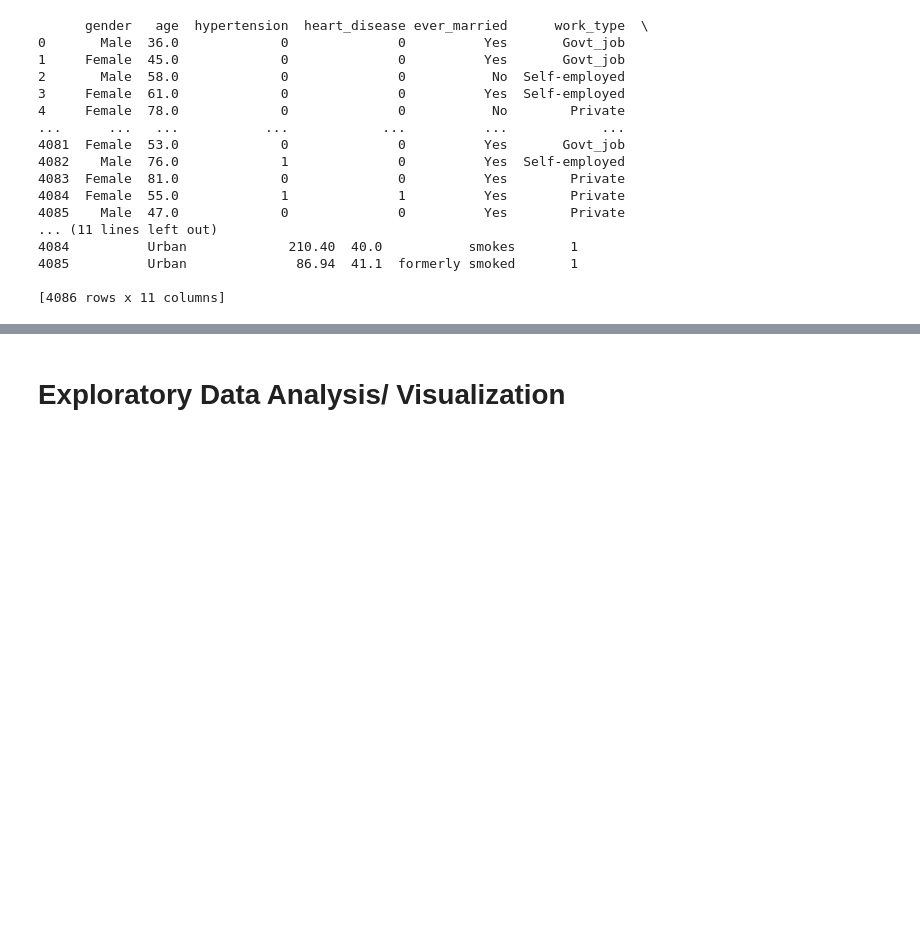
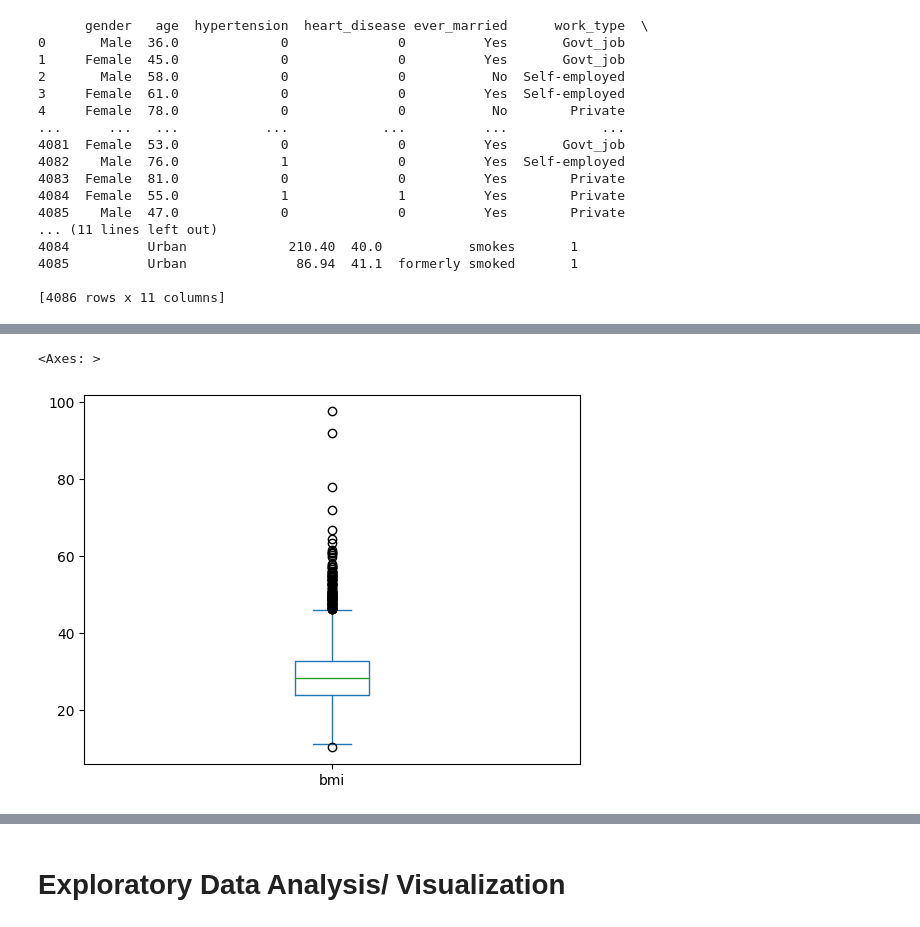
Before and after one commit to DS3001/group19, a Jupyter notebook: project_2/Project2.ipynb, the cells around one changed output, grey strips where cells are left out. Drawn from its saved outputs; the diff is of its cells as text; code cells hidden in the pictures; blank space fills up the shorter version.

```diff
--- a/project_2/Project2.ipynb
+++ b/project_2/Project2.ipynb
@@ -196,0 +233,7 @@ print(df_train)
+# %%
+# box plot to check for outliers in bmi variable in training set
+df_train['bmi'].plot.box()
+# wow... many outliers, we should windsorize
+# %% [output]
+<Axes: >
+[figure, added]
```
Also changed, not shown: parts of 27 cells of this notebook.
